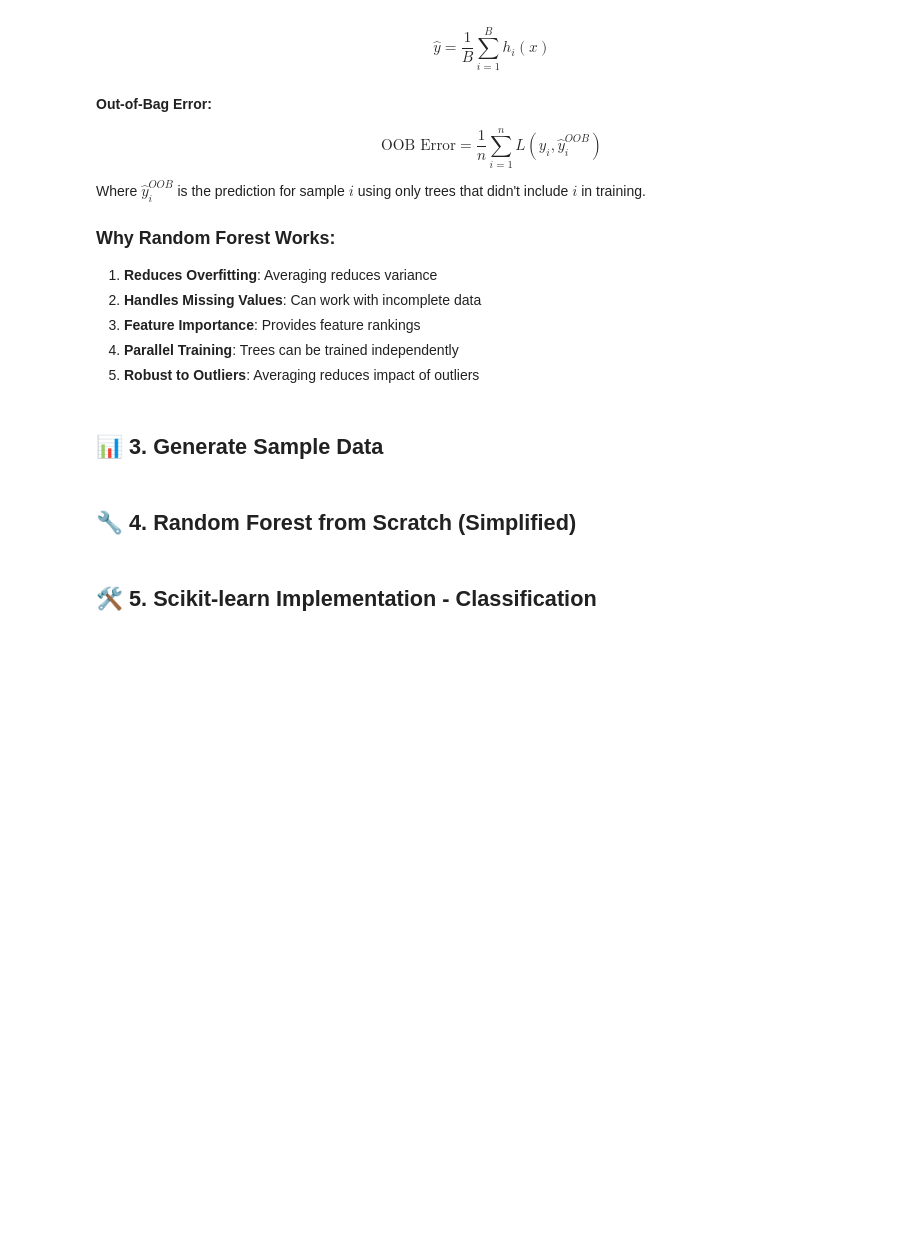
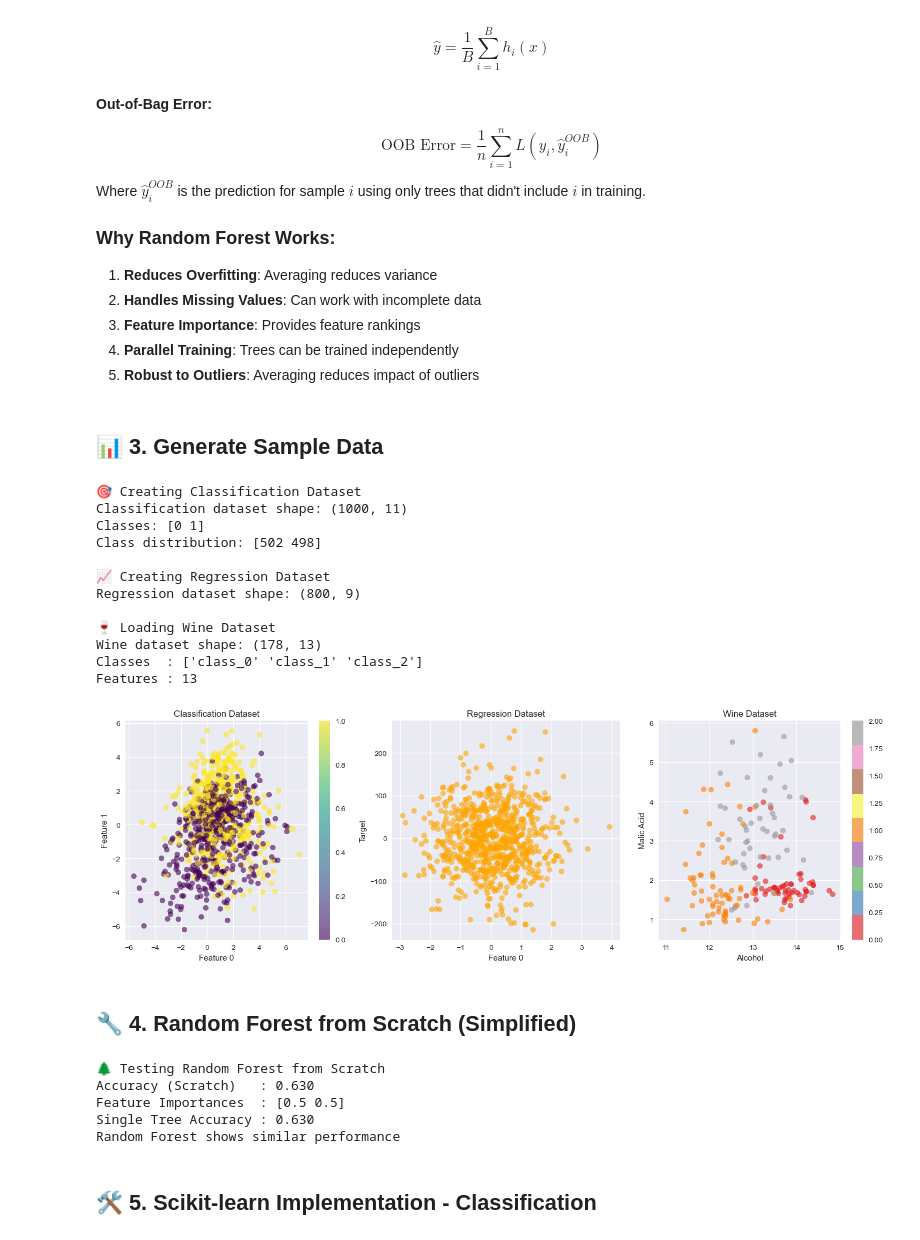
Before and after one commit to Abdelrhman941/4-ml-complete-guide, a Jupyter notebook: 02_Supervised_Learning/2-Tree-Based/02_Random_Forest/Random_Forest_Complete_Guide.ipynb, the cells around one changed output. Cells and saved outputs as stored; diff of their text form; code cells hidden in the pictures; blank space fills up the shorter version.

```diff
--- a/02_Supervised_Learning/2-Tree-Based/02_Random_Forest/Random_Forest_Complete_Guide.ipynb
+++ b/02_Supervised_Learning/2-Tree-Based/02_Random_Forest/Random_Forest_Complete_Guide.ipynb
@@ -100,14 +101,7 @@ np.random.seed(42)
 
 # Classification Dataset with more complexity
 print("🎯 Creating Classification Dataset")
-X_cls, y_cls = make_classification(
-    n_samples=1000,
-    n_features=10,
-    n_informative=5,
-    n_redundant=3,
-    n_clusters_per_class=2,
-    random_state=42
-)
+X_cls, y_cls = make_classification(n_samples=1000,n_features=10,n_informative=5,n_redundant=3,n_clusters_per_class=2,random_state=42)
 
 # Add feature names
 feature_names_cls = [f'feature_{i}' for i in range(X_cls.shape[1])]
@@ -120,13 +114,7 @@ print(f"Class distribution: {np.bincount(y_cls)}")
 
 # Regression Dataset
 print("\n📈 Creating Regression Dataset")
-X_reg, y_reg = make_regression(
-    n_samples=800,
-    n_features=8,
-    n_informative=5,
-    noise=15,
-    random_state=42
-)
+X_reg, y_reg = make_regression(n_samples=800,n_features=8,n_informative=5,noise=15,random_state=42)
 
 feature_names_reg = [f'feature_{i}' for i in range(X_reg.shape[1])]
 df_reg = pd.DataFrame(X_reg, columns=feature_names_reg)
@@ -136,39 +124,53 @@ print(f"Regression dataset shape: {df_reg.shape}")
 
 # Load real datasets for comparison
 print("\n🍷 Loading Wine Dataset")
-wine = load_wine()
+wine   = load_wine()
 X_wine = wine.data
 y_wine = wine.target
 
 print(f"Wine dataset shape: {X_wine.shape}")
-print(f"Classes: {wine.target_names}")
-print(f"Features: {len(wine.feature_names)}")
+print(f"Classes  : {wine.target_names}")
+print(f"Features : {len(wine.feature_names)}")
 
 # Visualize some relationships
 plt.figure(figsize=(15, 5))
 
 plt.subplot(1, 3, 1)
 plt.scatter(df_cls['feature_0'], df_cls['feature_1'], c=y_cls, cmap='viridis', alpha=0.6)
 plt.xlabel('Feature 0')
 plt.ylabel('Feature 1')
 plt.title('Classification Dataset')
 plt.colorbar()
 
 plt.subplot(1, 3, 2)
 plt.scatter(df_reg['feature_0'], df_reg['target'], alpha=0.6, color='orange')
 plt.xlabel('Feature 0')
 plt.ylabel('Target')
 plt.title('Regression Dataset')
 
 plt.subplot(1, 3, 3)
 plt.scatter(X_wine[:, 0], X_wine[:, 1], c=y_wine, cmap='Set1', alpha=0.6)
 plt.xlabel('Alcohol')
 plt.ylabel('Malic Acid')
 plt.title('Wine Dataset')
 plt.colorbar()
 
 plt.tight_layout()
 plt.show()
+# %% [output]
+🎯 Creating Classification Dataset
+Classification dataset shape: (1000, 11)
+Classes: [0 1]
+Class distribution: [502 498]
+
+📈 Creating Regression Dataset
+Regression dataset shape: (800, 9)
+
+🍷 Loading Wine Dataset
+Wine dataset shape: (178, 13)
+Classes  : ['class_0' 'class_1' 'class_2']
+Features : 13
+[figure, added]
 # %% [markdown]
 ## **🔧 4. Random Forest from Scratch (Simplified)**
 # %%
@@ -225,10 +227,7 @@ class RandomForestScratch:
             feature_usage[feature_indices] += 1
 
             # Create and train tree with random features
-            tree = DecisionTreeClassifier(
-                max_depth=self.max_depth,
-                random_state=self.random_state + i if self.random_state else None
-            )
+            tree = DecisionTreeClassifier(max_depth=self.max_depth,random_state=self.random_state + i if self.random_state else None)
 
             # Train tree on selected features only
             tree.fit(X_sample[:, feature_indices], y_sample)
@@ -282,9 +281,7 @@ print("🌲 Testing Random Forest from Scratch")
 X_simple = X_cls[:, :2]
 y_simple = y_cls
 
-X_train, X_test, y_train, y_test = train_test_split(
-    X_simple, y_simple, test_size=0.2, random_state=42
-)
+X_train, X_test, y_train, y_test = train_test_split(X_simple, y_simple, test_size=0.2, random_state=42)
 
 # Train our Random Forest
 rf_scratch = RandomForestScratch(n_estimators=10, max_depth=3, random_state=42)
@@ -293,16 +290,22 @@ rf_scratch.fit(X_train, y_train)
 # Make predictions
 y_pred_scratch = rf_scratch.predict(X_test)
 
-print(f"Accuracy (Scratch): {accuracy_score(y_test, y_pred_scratch):.3f}")
-print(f"Feature Importances: {rf_scratch.feature_importances_}")
+print(f"Accuracy (Scratch)   : {accuracy_score(y_test, y_pred_scratch):.3f}")
+print(f"Feature Importances  : {rf_scratch.feature_importances_}")
 
 # Compare with single decision tree
 tree_single = DecisionTreeClassifier(max_depth=3, random_state=42)
 tree_single.fit(X_train, y_train)
 y_pred_single = tree_single.predict(X_test)
 
-print(f"Single Tree Accuracy: {accuracy_score(y_test, y_pred_single):.3f}")
+print(f"Single Tree Accuracy : {accuracy_score(y_test, y_pred_single):.3f}")
 print(f"Random Forest shows {'improvement' if accuracy_score(y_test, y_pred_scratch) > accuracy_score(y_test, y_pred_single) else 'similar performance'}")
+# %% [output]
+🌲 Testing Random Forest from Scratch
+Accuracy (Scratch)   : 0.630
+Feature Importances  : [0.5 0.5]
+Single Tree Accuracy : 0.630
+Random Forest shows similar performance
 # %% [markdown]
 ## **🛠️ 5. Scikit-learn Implementation - Classification**
 # %%
```
Also changed, not shown: parts of 10 cells of this notebook.
